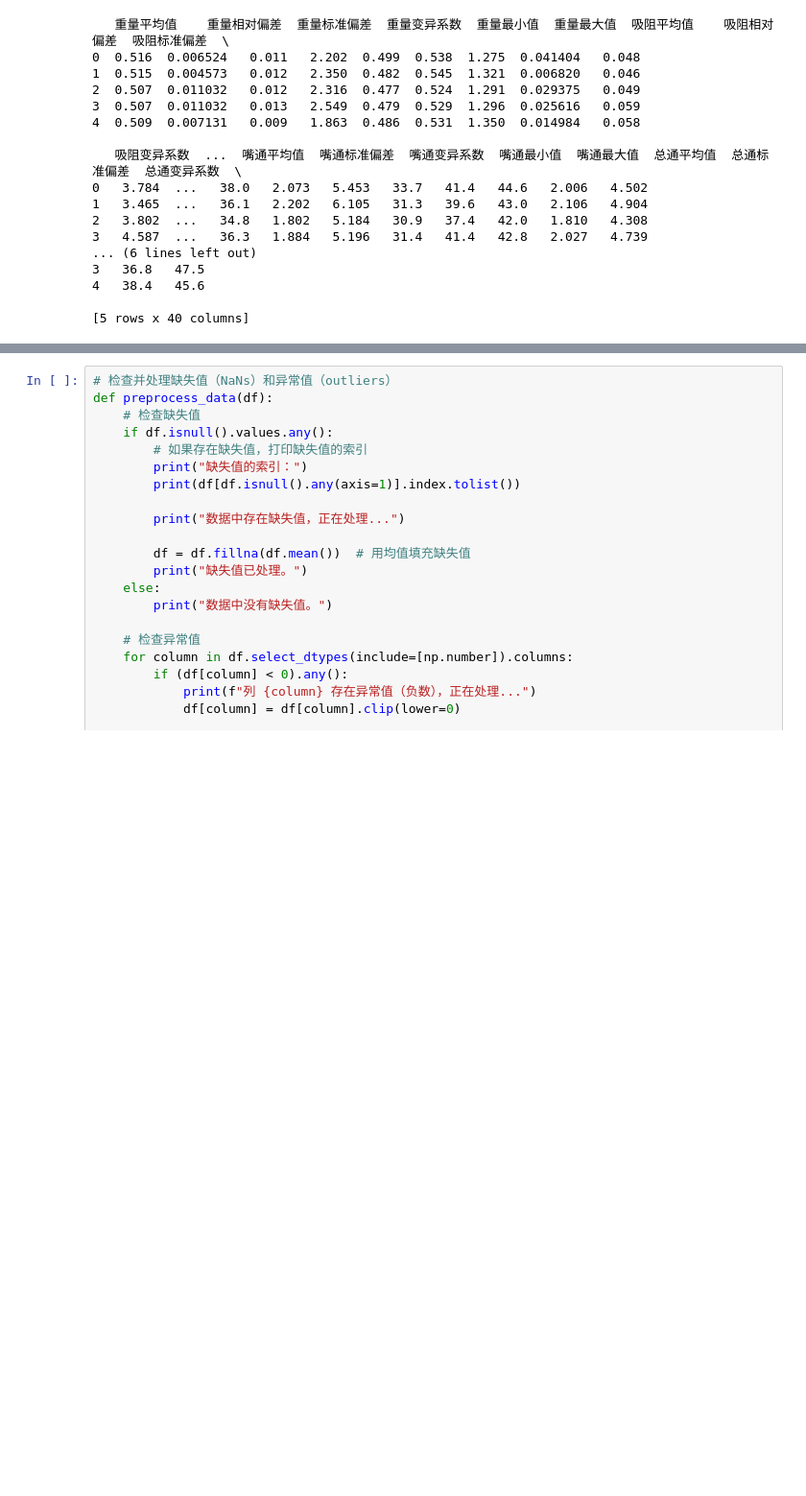
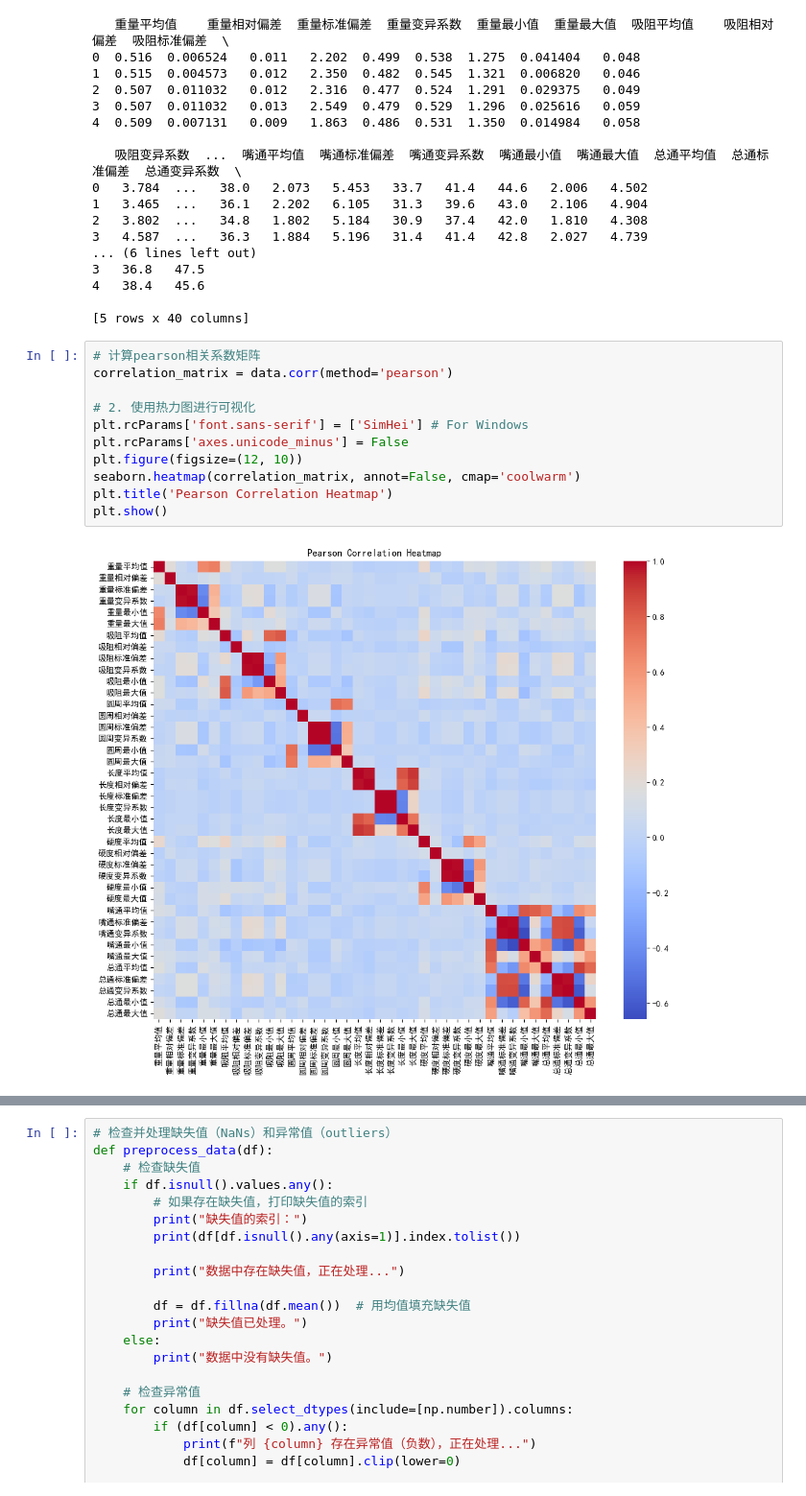
Before and after one commit to Jeff-Hugh/ML_Practice, a Jupyter notebook: process_A2.ipynb, the cells around one changed output, grey strips where cells are left out. Shown at 96% size. Drawn from its saved outputs; the diff is of its cells as text; blank space fills up the shorter version.

```diff
--- a/process_A2.ipynb
+++ b/process_A2.ipynb
@@ -31,3 +31,16 @@ print(data.head())
 4   38.4   45.6
 
 [5 rows x 40 columns]
+# %%
+# 计算pearson相关系数矩阵
+correlation_matrix = data.corr(method='pearson')
+
+# 2. 使用热力图进行可视化
+plt.rcParams['font.sans-serif'] = ['SimHei'] # For Windows
+plt.rcParams['axes.unicode_minus'] = False
+plt.figure(figsize=(12, 10))
+seaborn.heatmap(correlation_matrix, annot=False, cmap='coolwarm')
+plt.title('Pearson Correlation Heatmap')
+plt.show()
+# %% [output]
+[figure, added]
```
Also changed, not shown: parts of 2 cells of this notebook, 9 other files.
